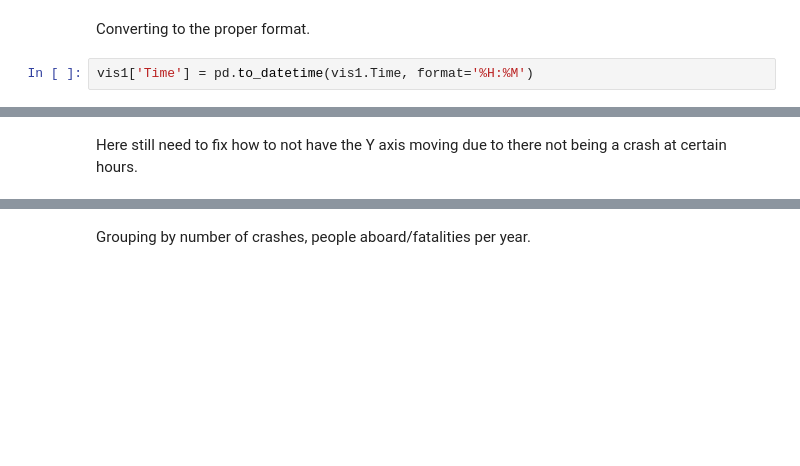
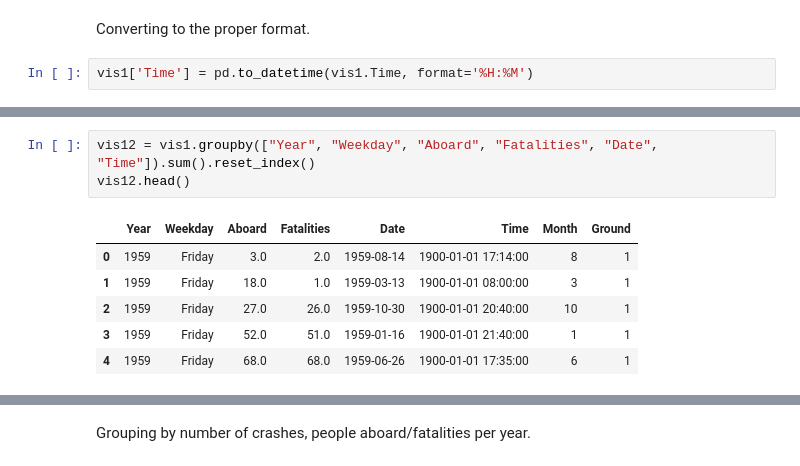
Before and after one commit to myroslavarm/datavis, a Jupyter notebook: datavis_project.ipynb, the cells around one changed output, grey strips where cells are left out. Cells and saved outputs as stored; diff of their text form; blank space fills up the shorter version.

```diff
--- a/datavis_project.ipynb
+++ b/datavis_project.ipynb
@@ -83,5 +96,13 @@ alt.Chart(vis1).mark_circle().encode(
 ).properties(width = 1000)
 # %% [output]
 [interactive output not drawn]
-# %% [markdown]
-Here still need to fix how to not have the Y axis moving due to there not being a crash at certain hours.
+# %%
+vis12 = vis1.groupby(["Year", "Weekday", "Aboard", "Fatalities", "Date", "Time"]).sum().reset_index()
+vis12.head()
+# %% [output]
+|  | Year | Weekday | Aboard | Fatalities | Date | Time | Month | Ground |
+| 0 | 1959 | Friday | 3.0 | 2.0 | 1959-08-14 | 1900-01-01 17:14:00 | 8 | 1 |
+| 1 | 1959 | Friday | 18.0 | 1.0 | 1959-03-13 | 1900-01-01 08:00:00 | 3 | 1 |
+| 2 | 1959 | Friday | 27.0 | 26.0 | 1959-10-30 | 1900-01-01 20:40:00 | 10 | 1 |
+| 3 | 1959 | Friday | 52.0 | 51.0 | 1959-01-16 | 1900-01-01 21:40:00 | 1 | 1 |
+| 4 | 1959 | Friday | 68.0 | 68.0 | 1959-06-26 | 1900-01-01 17:35:00 | 6 | 1 |
```
Also changed, not shown: parts of 7 cells of this notebook.
